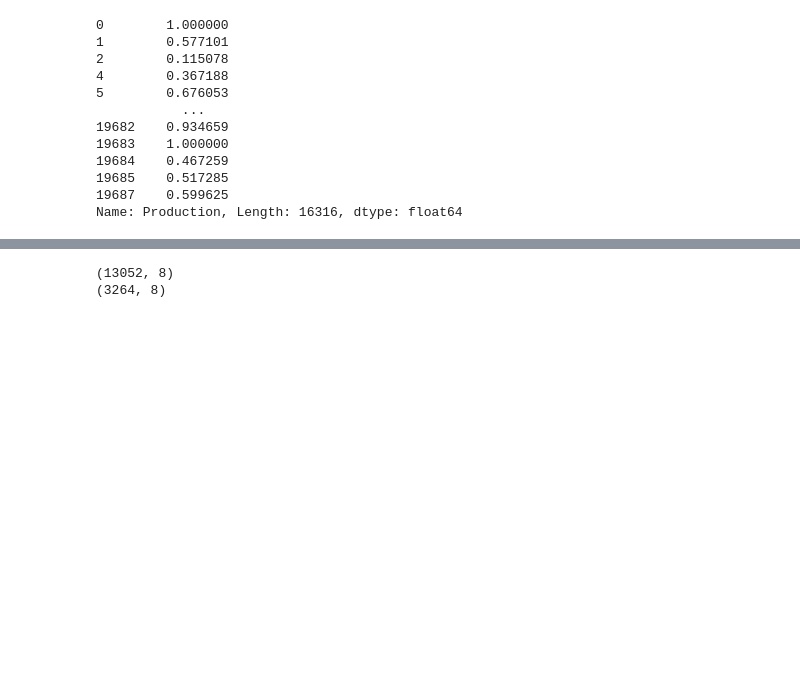
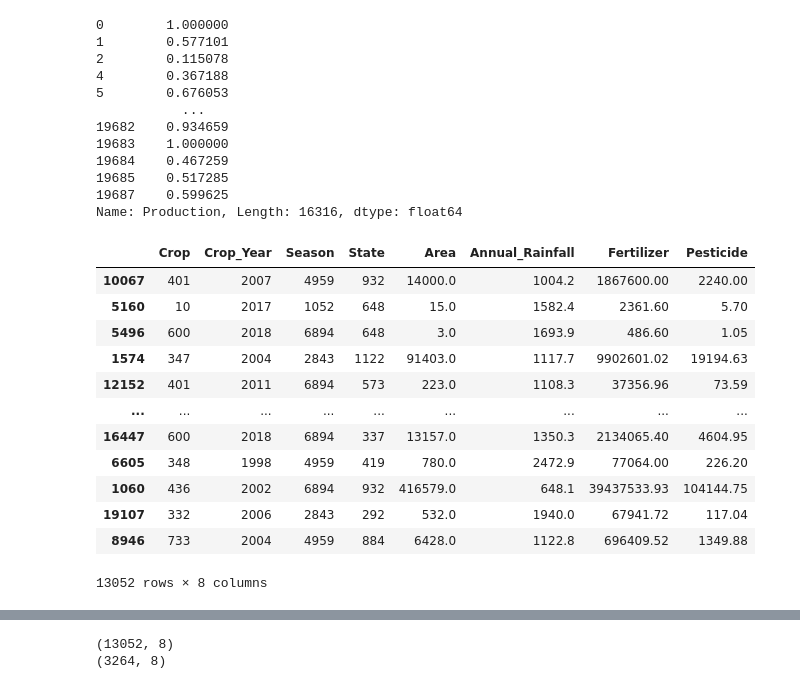
Before and after one commit to Shiva7706/SITNovate, a Jupyter notebook: Data_refine copy.ipynb, the cells around one changed output, grey strips where cells are left out. Saved outputs shown, nothing was run; the diff lists cells and outputs as text; code cells hidden in the pictures; blank space fills up the shorter version.

```diff
--- a/Data_refine copy.ipynb
+++ b/Data_refine copy.ipynb
@@ -317,3 +353,19 @@ crop_yield['Production']
 19685    0.517285
 19687    0.599625
 Name: Production, Length: 16316, dtype: float64
+# %%
+x_train
+# %% [output]
+|  | Crop | Crop_Year | Season | State | Area | Annual_Rainfall | Fertilizer | Pesticide |
+| 10067 | 401 | 2007 | 4959 | 932 | 14000.0 | 1004.2 | 1867600.00 | 2240.00 |
+| 5160 | 10 | 2017 | 1052 | 648 | 15.0 | 1582.4 | 2361.60 | 5.70 |
+| 5496 | 600 | 2018 | 6894 | 648 | 3.0 | 1693.9 | 486.60 | 1.05 |
+| 1574 | 347 | 2004 | 2843 | 1122 | 91403.0 | 1117.7 | 9902601.02 | 19194.63 |
+| 12152 | 401 | 2011 | 6894 | 573 | 223.0 | 1108.3 | 37356.96 | 73.59 |
+| ... | ... | ... | ... | ... | ... | ... | ... | ... |
+| 16447 | 600 | 2018 | 6894 | 337 | 13157.0 | 1350.3 | 2134065.40 | 4604.95 |
+| 6605 | 348 | 1998 | 4959 | 419 | 780.0 | 2472.9 | 77064.00 | 226.20 |
+| 1060 | 436 | 2002 | 6894 | 932 | 416579.0 | 648.1 | 39437533.93 | 104144.75 |
+| 19107 | 332 | 2006 | 2843 | 292 | 532.0 | 1940.0 | 67941.72 | 117.04 |
+| 8946 | 733 | 2004 | 4959 | 884 | 6428.0 | 1122.8 | 696409.52 | 1349.88 |
+13052 rows × 8 columns
```
Also changed, not shown: parts of 28 cells of this notebook, 2 other files.
